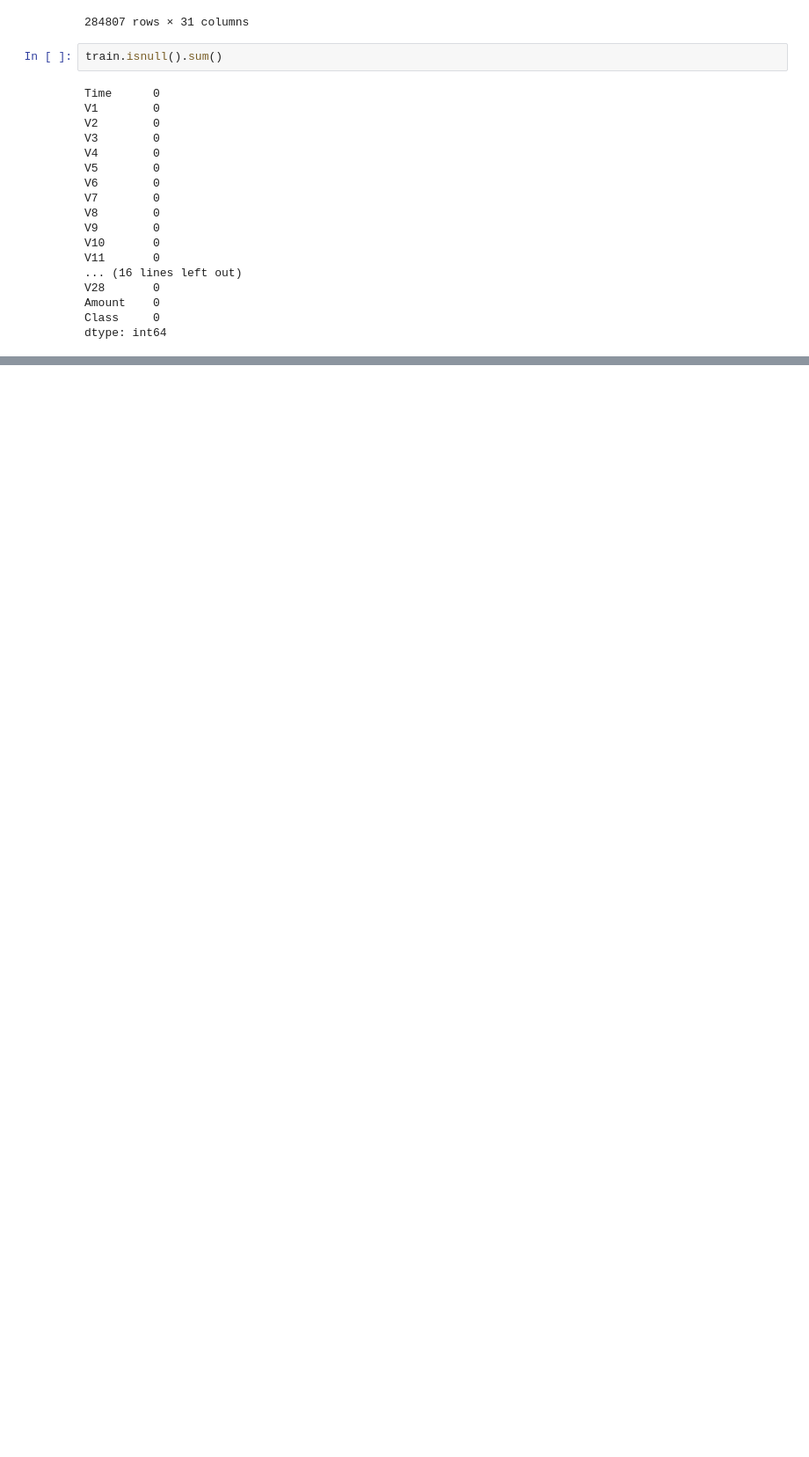
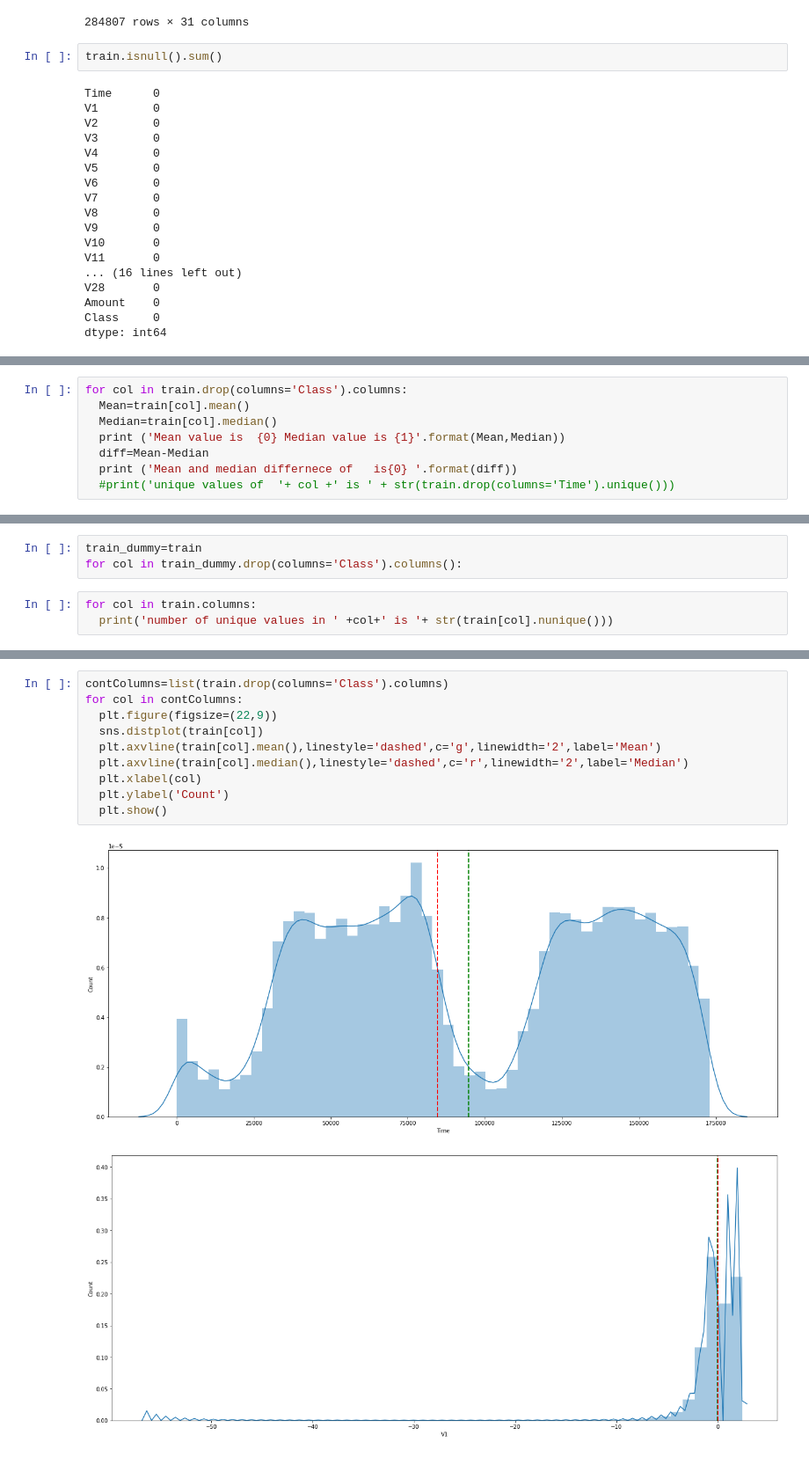
Before and after one commit to vinny956/MyRepository, a Jupyter notebook: CreditCardFraudAnalysis.ipynb, the cells around one changed output, grey strips where cells are left out. Shown at 88% size. Saved outputs shown, nothing was run; the diff lists cells and outputs as text; blank space fills up the shorter version.

```diff
--- a/CreditCardFraudAnalysis.ipynb
+++ b/CreditCardFraudAnalysis.ipynb
@@ -103,0 +203,8 @@ dtype: int64
+# %%
+for col in train.drop(columns='Class').columns:
+  Mean=train[col].mean()
+  Median=train[col].median()
+  print ('Mean value is  {0} Median value is {1}'.format(Mean,Median))
+  diff=Mean-Median
+  print ('Mean and median differnece of   is{0} '.format(diff))
+  #print('unique values of  '+ col +' is ' + str(train.drop(columns='Time').unique()))
@@ -103,0 +229,6 @@ dtype: int64
+# %%
+train_dummy=train
+for col in train_dummy.drop(columns='Class').columns():
+# %%
+for col in train.columns:
+  print('number of unique values in ' +col+' is '+ str(train[col].nunique()))
@@ -103,0 +257,13 @@ dtype: int64
+# %%
+contColumns=list(train.drop(columns='Class').columns)
+for col in contColumns:
+  plt.figure(figsize=(22,9))
+  sns.distplot(train[col])
+  plt.axvline(train[col].mean(),linestyle='dashed',c='g',linewidth='2',label='Mean')
+  plt.axvline(train[col].median(),linestyle='dashed',c='r',linewidth='2',label='Median')
+  plt.xlabel(col)
+  plt.ylabel('Count')
+  plt.show()
+# %% [output]
+[figure, added]
+[figure, added]
```
Also changed, not shown: parts of 135 cells of this notebook.
